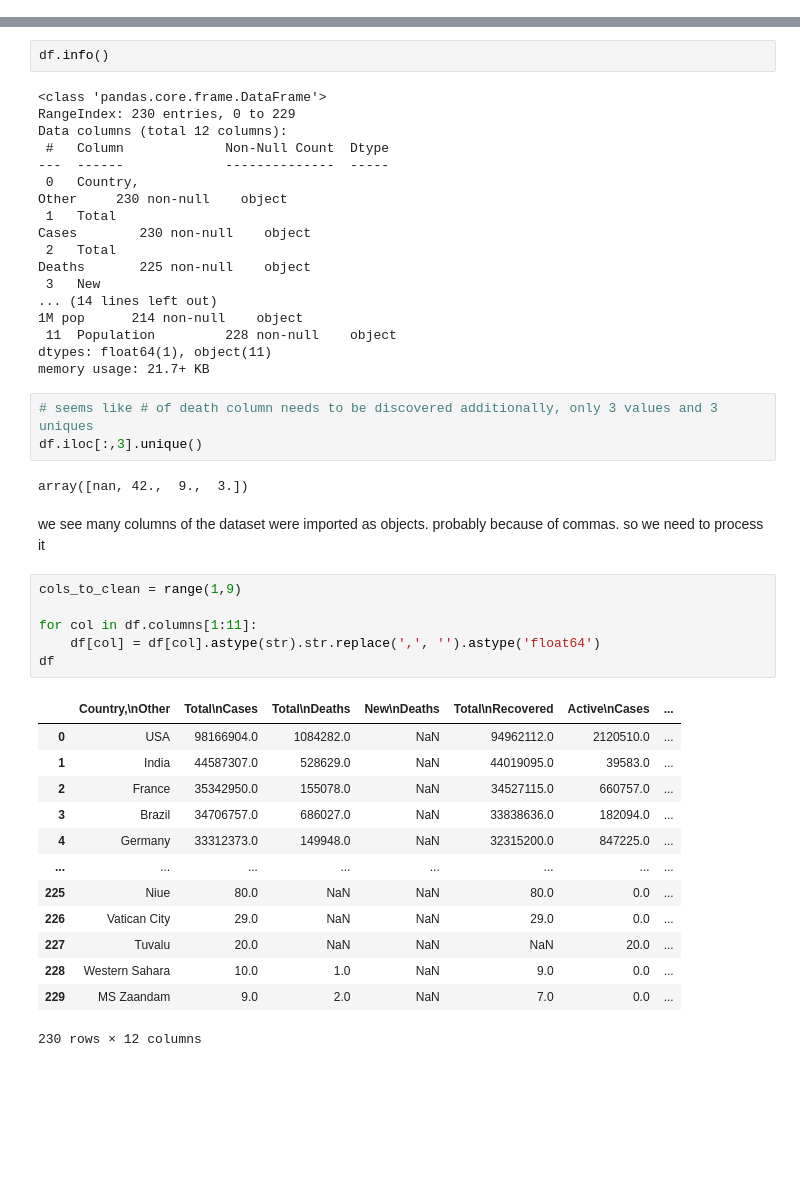
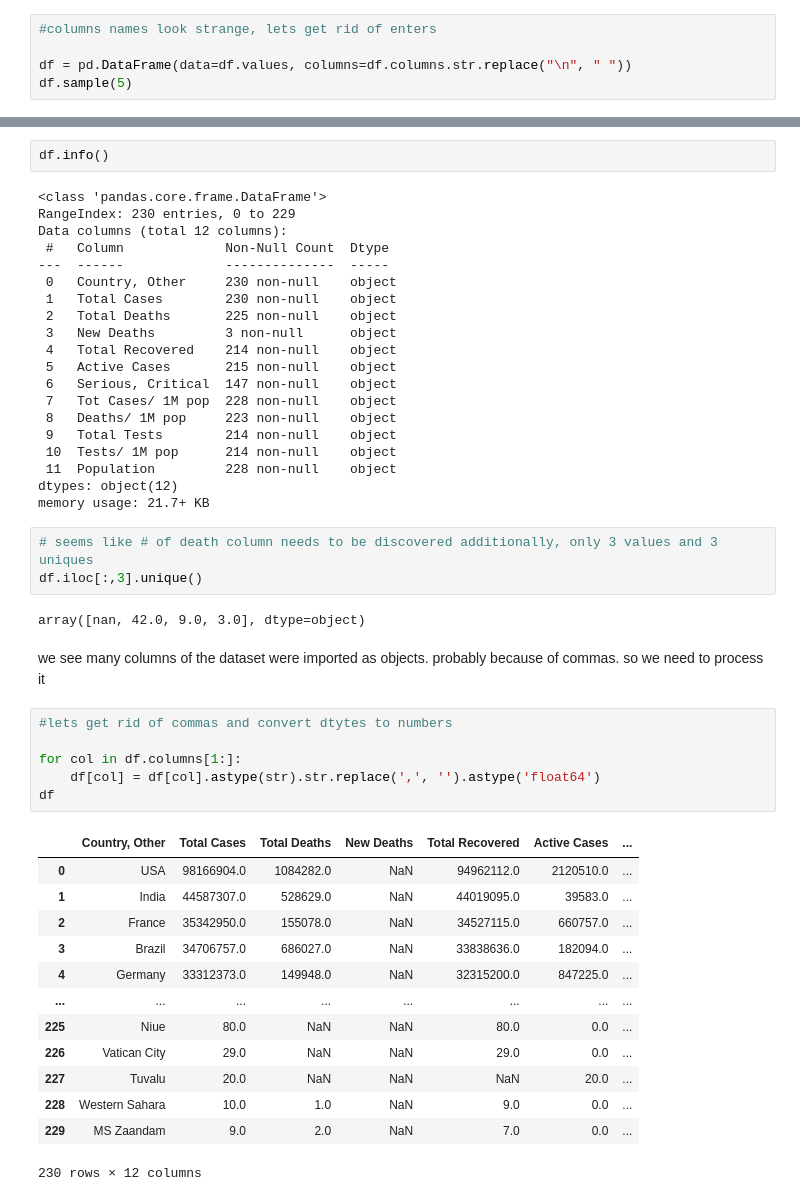
Before and after one commit to obaliuta/covid19, a Jupyter notebook: notebook.ipynb, the cells around one changed output, grey strips where cells are left out. Cells and saved outputs as stored; diff of their text form; blank space fills up the shorter version.

```diff
--- a/notebook.ipynb
+++ b/notebook.ipynb
@@ -24,0 +19,5 @@ df
+# %%
+#columns names look strange, lets get rid of enters
+
+df = pd.DataFrame(data=df.values, columns=df.columns.str.replace("\n", " "))
+df.sample(5)
@@ -30,33 +36,35 @@ RangeIndex: 230 entries, 0 to 229
 Data columns (total 12 columns):
  #   Column             Non-Null Count  Dtype
 ---  ------             --------------  -----
- 0   Country,
-Other     230 non-null    object
- 1   Total
-Cases        230 non-null    object
- 2   Total
-Deaths       225 non-null    object
- 3   New
-... (14 lines left out)
-1M pop      214 non-null    object
+ 0   Country, Other     230 non-null    object
+ 1   Total Cases        230 non-null    object
+ 2   Total Deaths       225 non-null    object
+ 3   New Deaths         3 non-null      object
+ 4   Total Recovered    214 non-null    object
+ 5   Active Cases       215 non-null    object
+ 6   Serious, Critical  147 non-null    object
+ 7   Tot Cases/ 1M pop  228 non-null    object
+ 8   Deaths/ 1M pop     223 non-null    object
+ 9   Total Tests        214 non-null    object
+ 10  Tests/ 1M pop      214 non-null    object
  11  Population         228 non-null    object
-dtypes: float64(1), object(11)
+dtypes: object(12)
 memory usage: 21.7+ KB
 # %%
 # seems like # of death column needs to be discovered additionally, only 3 values and 3 uniques
 df.iloc[:,3].unique()
 # %% [output]
-array([nan, 42.,  9.,  3.])
+array([nan, 42.0, 9.0, 3.0], dtype=object)
 # %% [markdown]
 we see many columns of the dataset were imported as objects. probably because of commas. so we need to process it
 # %%
-cols_to_clean = range(1,9)
+#lets get rid of commas and convert dtytes to numbers
 
-for col in df.columns[1:11]:
+for col in df.columns[1:]:
     df[col] = df[col].astype(str).str.replace(',', '').astype('float64')
 df
 # %% [output]
-|  | Country,\nOther | Total\nCases | Total\nDeaths | New\nDeaths | Total\nRecovered | Active\nCases | ... |
+|  | Country, Other | Total Cases | Total Deaths | New Deaths | Total Recovered | Active Cases | ... |
 | 0 | USA | 98166904.0 | 1084282.0 | NaN | 94962112.0 | 2120510.0 | ... |
 | 1 | India | 44587307.0 | 528629.0 | NaN | 44019095.0 | 39583.0 | ... |
 | 2 | France | 35342950.0 | 155078.0 | NaN | 34527115.0 | 660757.0 | ... |
```
Also changed, not shown: parts of 13 cells of this notebook.
